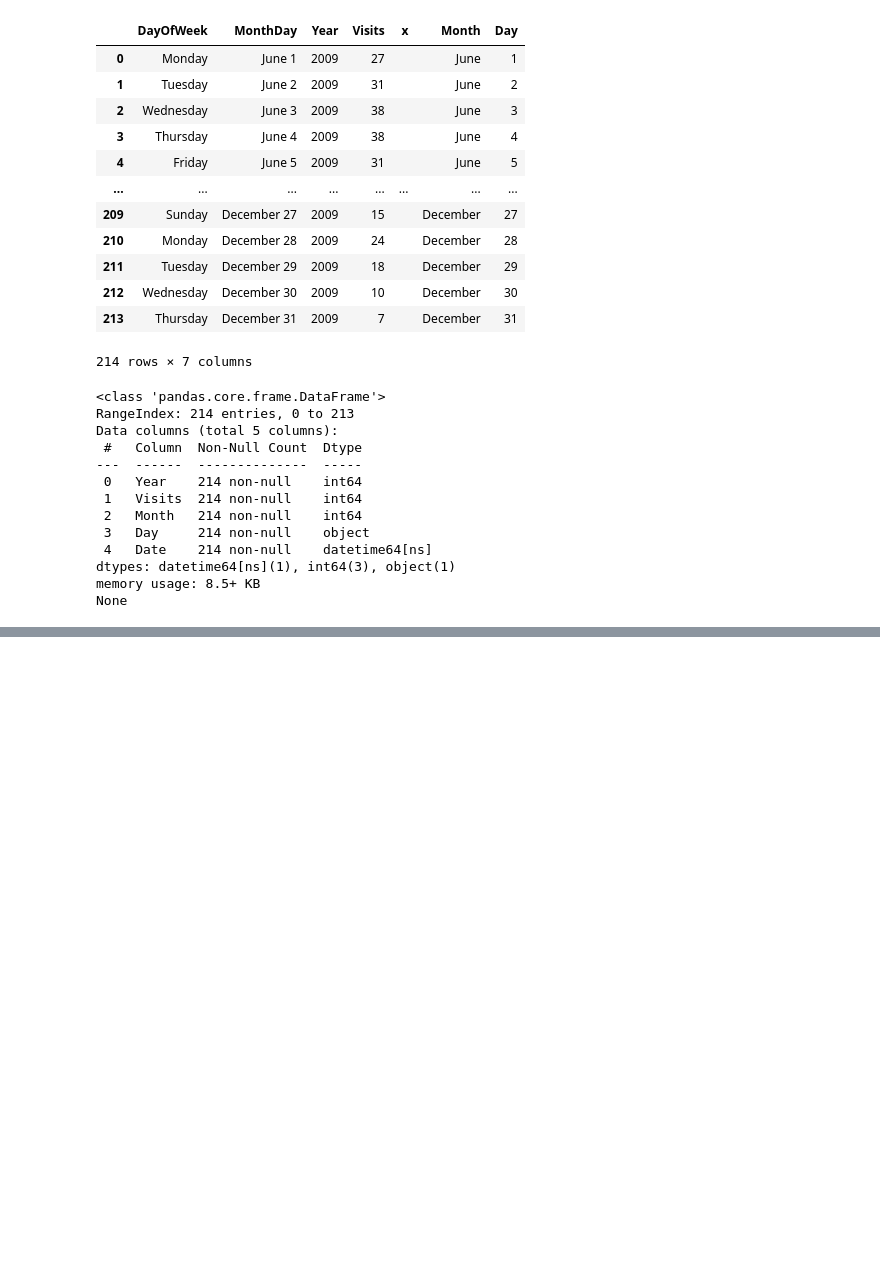
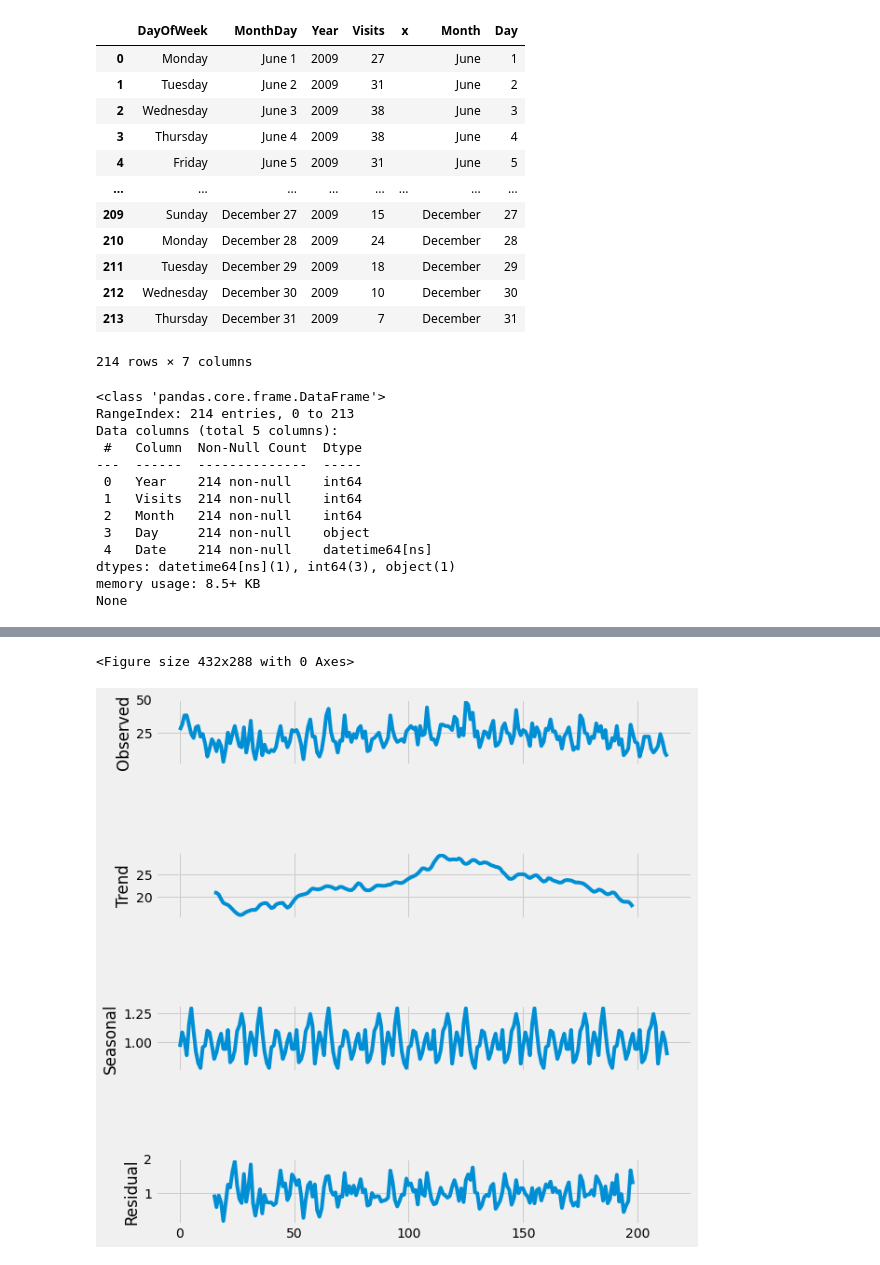
Before and after one commit to prathyuma-08/Website-Traffic-Forecasting, a Jupyter notebook: Website_traffic_forecasting.ipynb, the cells around one changed output, grey strips where cells are left out. Saved outputs shown, nothing was run; the diff lists cells and outputs as text; code cells hidden in the pictures; blank space fills up the shorter version.

```diff
--- a/Website_traffic_forecasting.ipynb
+++ b/Website_traffic_forecasting.ipynb
@@ -219,0 +192,10 @@ None
+# %%
+#Find whether the data is stationary or seasonal
+
+result = seasonal_decompose(data["Visits"],model='multiplicative',freq=30)
+fig = plt.figure()
+fig = result.plot()
+fig.set_size_inches(10,10)
+# %% [output]
+<Figure size 432x288 with 0 Axes>
+[figure, added]
```
Also changed, not shown: parts of 7 cells of this notebook.
